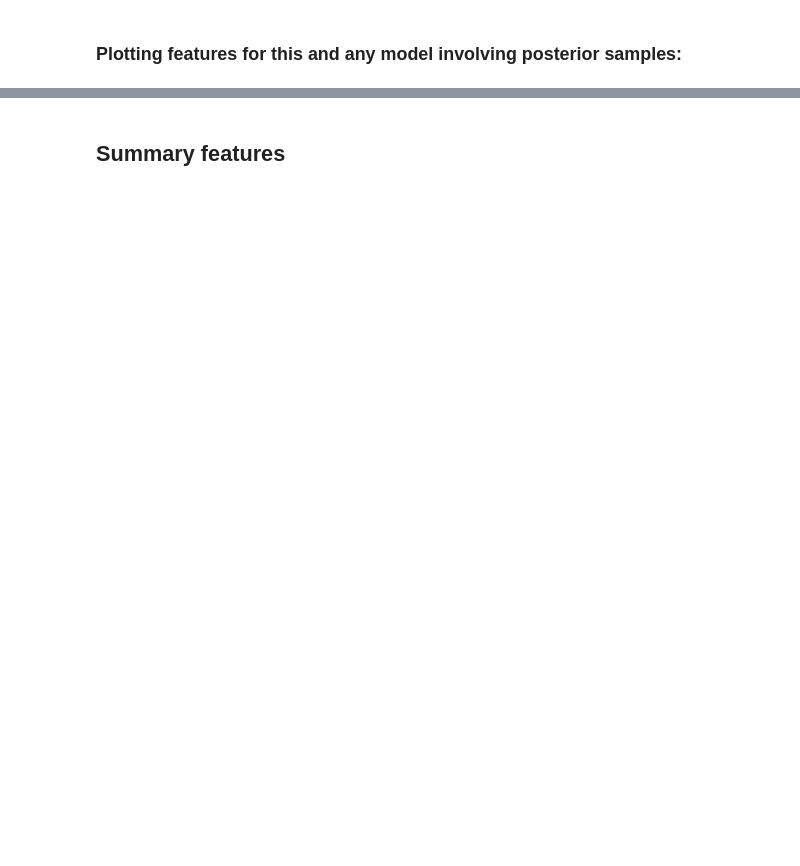
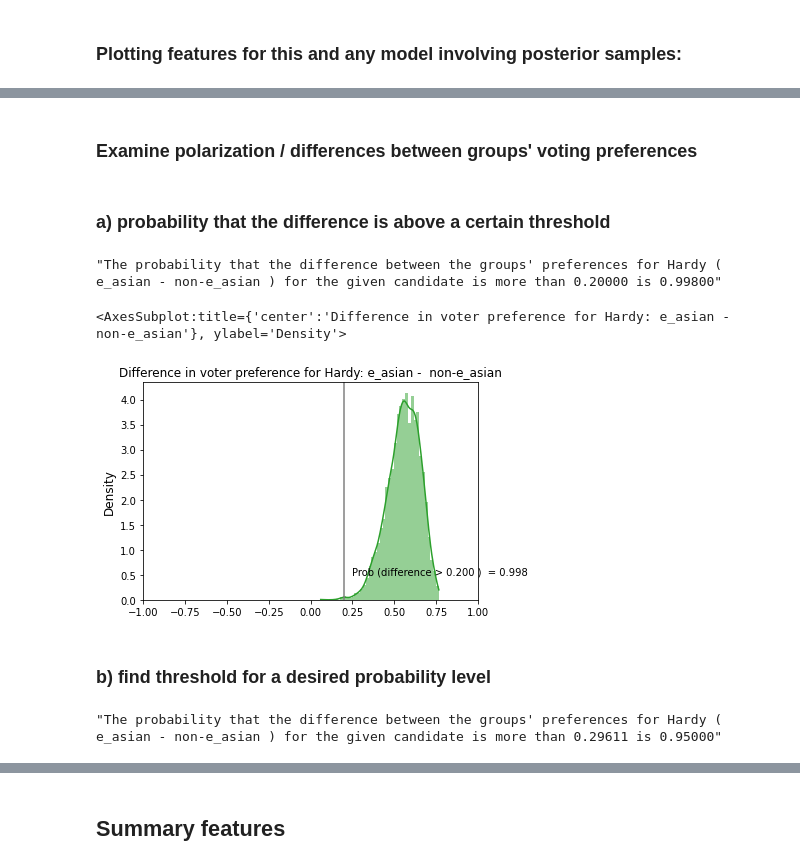
Before and after one commit to mggg/ecological-inference, a Jupyter notebook: pyei/examples/santa_clara_demo.ipynb, the cells around one changed output, grey strips where cells are left out. Cells and saved outputs as stored; diff of their text form; code cells hidden in the pictures; blank space fills up the shorter version.

```diff
--- a/pyei/examples/santa_clara_demo.ipynb
+++ b/pyei/examples/santa_clara_demo.ipynb
@@ -96,0 +103,19 @@ ei.plot_intervals_by_precinct()
+# %% [markdown]
+### Examine polarization / differences between groups' voting preferences
+# %% [markdown]
+### a) probability that the difference is above a certain threshold
+# %%
+ei.polarization_report(threshold=0.2, reference_group=1, verbose=True)
+# %% [output]
+"The probability that the difference between the groups' preferences for Hardy ( e_asian - non-e_asian ) for the given candidate is more than 0.20000 is 0.99800"
+# %%
+ei.plot_polarization_kde(threshold=0.2, reference_group=1, show_threshold=True) #set show_threshold to false to just view the kde
+# %% [output]
+<AxesSubplot:title={'center':'Difference in voter preference for Hardy: e_asian -  non-e_asian'}, ylabel='Density'>
+[figure, added]
+# %% [markdown]
+### b) find threshold for a desired probability level
+# %%
+ei.polarization_report(probability=0.95, reference_group=1, verbose=True)
+# %% [output]
+"The probability that the difference between the groups' preferences for Hardy ( e_asian - non-e_asian ) for the given candidate is more than 0.29611 is 0.95000"
```
Also changed, not shown: parts of 25 cells of this notebook, 3 other files.
